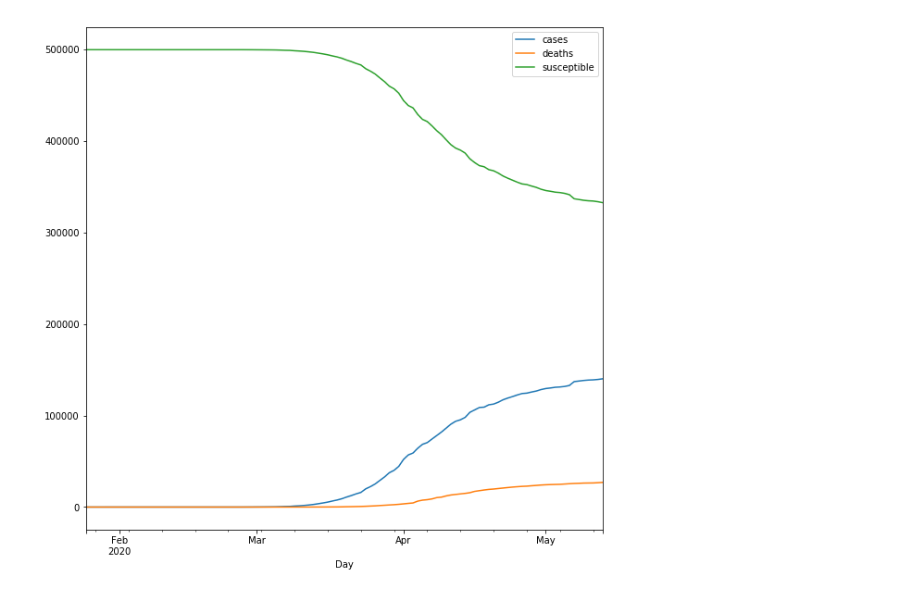
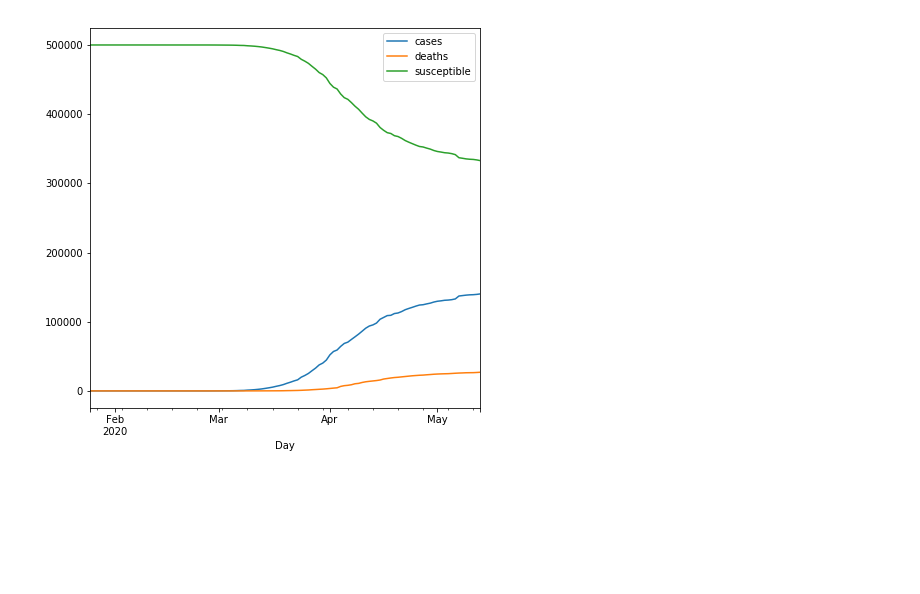
Before and after one commit to klchai/ML_COVID-19, a Jupyter notebook: model/sir.ipynb, the cells around one changed output. Cells and saved outputs as stored; diff of their text form; code cells hidden in the pictures; blank space fills up the shorter version.

```diff
--- a/model/sir.ipynb
+++ b/model/sir.ipynb
@@ -42,11 +30,11 @@ df
 # %%
-ax=df.plot(x="dateRep",y="cases",figsize=(10,10))
+ax=df.plot(x="dateRep",y="cases",figsize=(7,7))
 ax=df.plot(x="dateRep",y="deaths",ax=ax)
 ax=df.plot(x="dateRep",y="susceptible",ax=ax)
 plt.xlabel('Day')
 plt.show()
 # %% [output]
-[figure, old version]
+[figure, new version]
 # %%
 def deriv(y, t, N, beta, gamma):
     S, I, R = y
```
Also changed, not shown: parts of 8 cells of this notebook.
